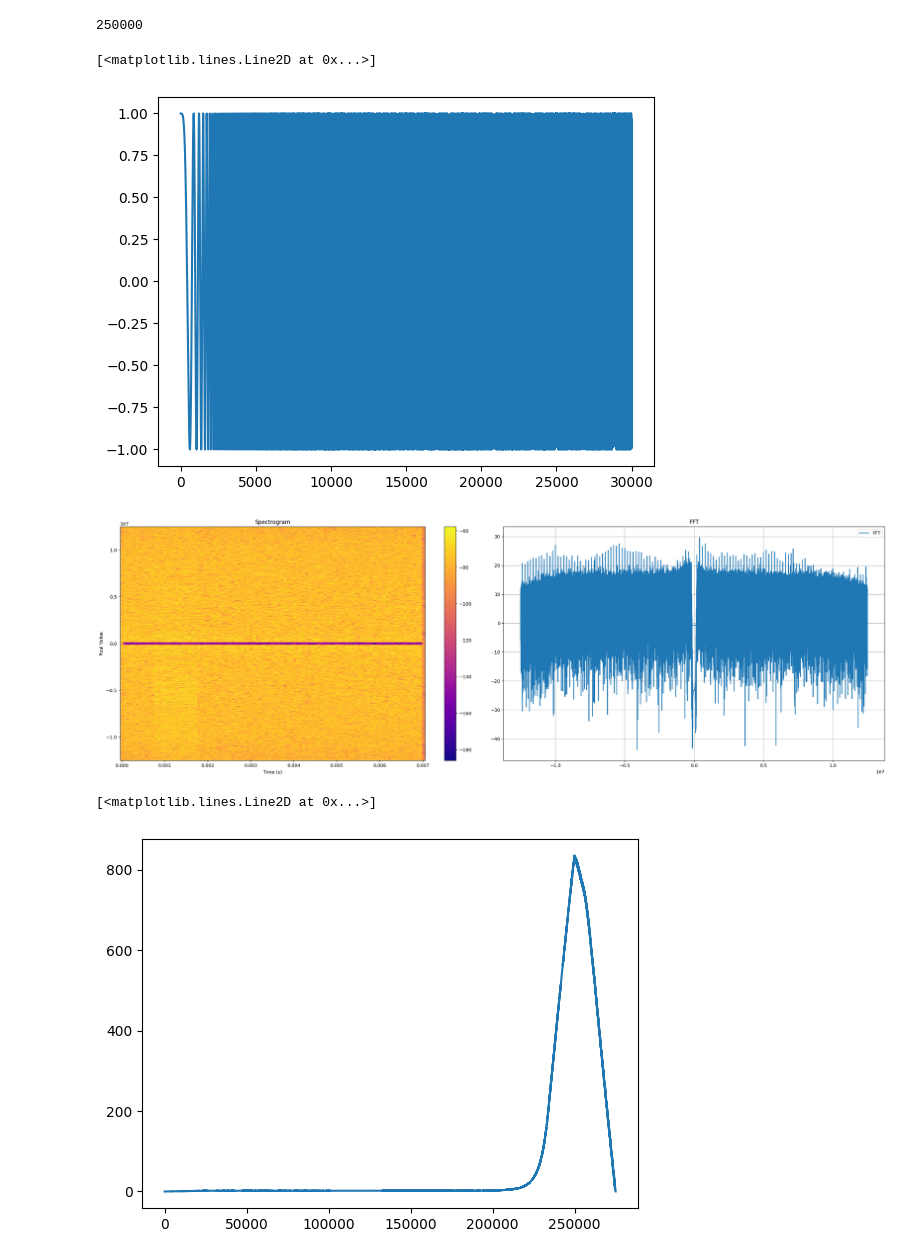
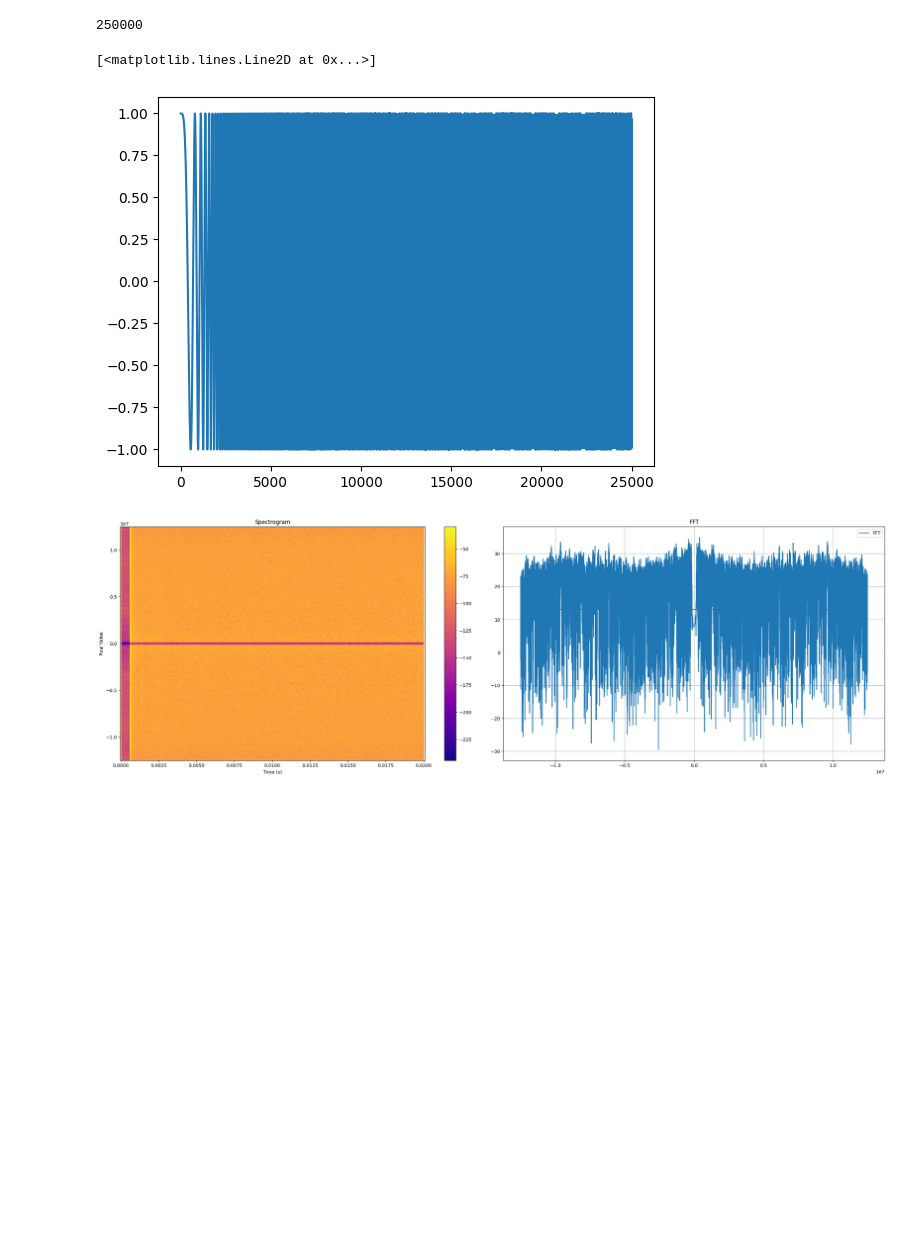
Before and after one commit to murrayinglis/sdr-config, a Jupyter notebook: plots.ipynb, the cells around one changed output. Saved outputs shown, nothing was run; the diff lists cells and outputs as text; code cells hidden in the pictures; blank space fills up the shorter version.

Commit message:
pulsed

```diff
--- a/plots.ipynb
+++ b/plots.ipynb
@@ -223,7 +225,7 @@ sampleRate = 50e6
 signalLengthTime = 1e-4
 signalLength = signalLengthTime*sampleRate
 
-signalLength = 30000
+signalLength = 25000 # 1ms based of 25e6 fs
 
 startFrequency = 0
 endFrequency = 2e6
@@ -236,7 +238,7 @@ for i in range(int(signalLength)):
     t = i / sampleRate
     frequency = startFrequency + (endFrequency - startFrequency) * i / signalLength
     phase = 2.0 * np.pi * frequency * t
-    sample = amplitude * np.exp(1j * phase) + 0j  # 0j denotes a complex number with zero imaginary part
+    sample = amplitude * np.exp(1j * phase) + 0j
     result.append(sample)
 
 # appending zeros so transmitting is "turned off"
@@ -257,9 +259,31 @@ with open('sweep.csv', 'w', newline='') as csvfile:
 plt.plot(result)
 # %% [output]
 [<matplotlib.lines.Line2D at 0x...>]
-[figure, old version]
+[figure, new version]
 # %%
 # waterfall
+
+def spectrogram_data(complex_data, fs):
+    # Compute the Short-Time Fourier Transform (STFT)
+    nperseg = 256*8  # Number of samples per segment
+    noverlap = nperseg // 8  # Number of overlapping samples
+    frequencies, times, Zxx = stft(complex_data, fs=fs, nperseg=nperseg, noverlap=noverlap)
+
+
+    # Shift the zero frequency component to the center
+    Zxx_shifted = np.fft.fftshift(Zxx, axes=0)
+    frequencies_shifted = np.fft.fftshift(frequencies)
+
+    # Compute the magnitude of the STFT
+    magnitude_spectrogram = np.abs(Zxx_shifted)
+    threshold_dB = 40
+    threshold = 10**(threshold_dB / 20)  # Convert dB to linear scale
+
+    magnitude_spectrogram_db = 20 * np.log10(magnitude_spectrogram)
+    return times, frequencies_shifted, magnitude_spectrogram_db
+
+
+
 
 file_path = 'outputs/loopback_from_file_test.bin'
 #file_path = 'outputs/loopback_test.bin'
@@ -280,7 +304,7 @@ data = data.reshape((num_new_samples, 2))
 complex_data = data[:, 0] + 1j * data[:, 1]
 Sr = np.abs(complex_data)**2
 size = len(complex_data)
-complex_data = complex_data[int(0.0015*fs):-1]
+#complex_data = complex_data[int(0.0015*fs):-1]
 
 
 # Notch filter
@@ -296,28 +320,13 @@ complex_data = filtfilt(b, a, complex_data)
 
 
 
-# Compute the Short-Time Fourier Transform (STFT)
-nperseg = 256*8  # Number of samples per segment
-noverlap = nperseg // 8  # Number of overlapping samples
-frequencies, times, Zxx = stft(complex_data, fs=fs, nperseg=nperseg, noverlap=noverlap)
 
-
-# Shift the zero frequency component to the center
-Zxx_shifted = np.fft.fftshift(Zxx, axes=0)
-frequencies_shifted = np.fft.fftshift(frequencies)
-
-# Compute the magnitude of the STFT
-magnitude_spectrogram = np.abs(Zxx_shifted)
-threshold_dB = 40
-threshold = 10**(threshold_dB / 20)  # Convert dB to linear scale
-
-magnitude_spectrogram_db = 20 * np.log10(magnitude_spectrogram)
 
 
 
 # Plotting spectrogram
 fig, axs = plt.subplots(1, 2, figsize=(24, 8))
-
+times, frequencies_shifted, magnitude_spectrogram_db = spectrogram_data(complex_data,fs)
 cax0 = axs[0].pcolormesh(times, frequencies_shifted, magnitude_spectrogram_db, shading='auto', cmap='plasma')
 #axs[0].set_colorbar(label='Magnitude (dB)')
 axs[0].set_xlabel('Time (s)')
@@ -325,43 +334,41 @@ axs[0].set_ylabel('Real Value')
 axs[0].set_title('Spectrogram')
 
 # plotting fft
 fft_data = np.fft.fft(complex_data)
 fft_freq_axis = np.fft.fftfreq(len(fft_data),d=1/fs)
 
 # convert to db
 magnitude = np.abs(fft_data)
 # Filter frequencies below 40 dB
 #threshold_dB = 40
 #threshold = 10**(threshold_dB / 20)  # Convert dB to linear scale
 #magnitude = np.where(magnitude >= threshold, magnitude, 0.1)
 magnitude_db = 20 * np.log10(magnitude)
 
 
 
 
 axs[1].plot(fft_freq_axis, magnitude_db, label='FFT')
 axs[1].set_title('FFT')
 axs[1].legend()
 axs[1].grid(True)
 
 fig.colorbar(cax0, ax=axs[0])
 plt.tight_layout()
 plt.show()
 
 
 # Read the CSV file into a DataFrame with default column names (0, 1)
-df = pd.read_csv('pulse.csv', header=None)
-I = df[0].values
-Q = df[1].values
-iq_signal = I + 1j * Q
-St = np.abs(iq_signal) ** 2
+#df = pd.read_csv('pulse.csv', header=None)
+#I = df[0].values
+#Q = df[1].values
+#iq_signal = I + 1j * Q
+#St = np.abs(iq_signal) ** 2
 
-corr = np.correlate(St,Sr,mode='full')
-plt.plot(corr)
+#corr = np.correlate(St,Sr,mode='full')
+#plt.plot(corr)
 # %% [output]
-[figure, old version]
+[figure, new version]
-[<matplotlib.lines.Line2D at 0x...>]
-[figure, removed]
 # %%
 # write pulse train to csv
 
```
Also changed, not shown: parts of 3 cells of this notebook, 7 other files.
